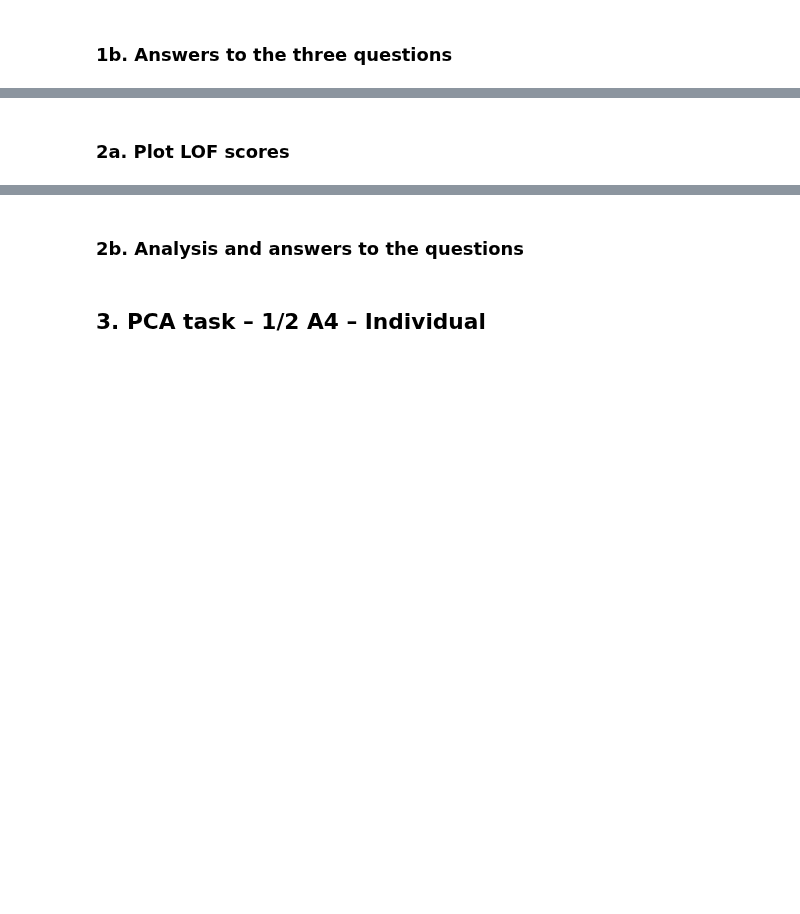
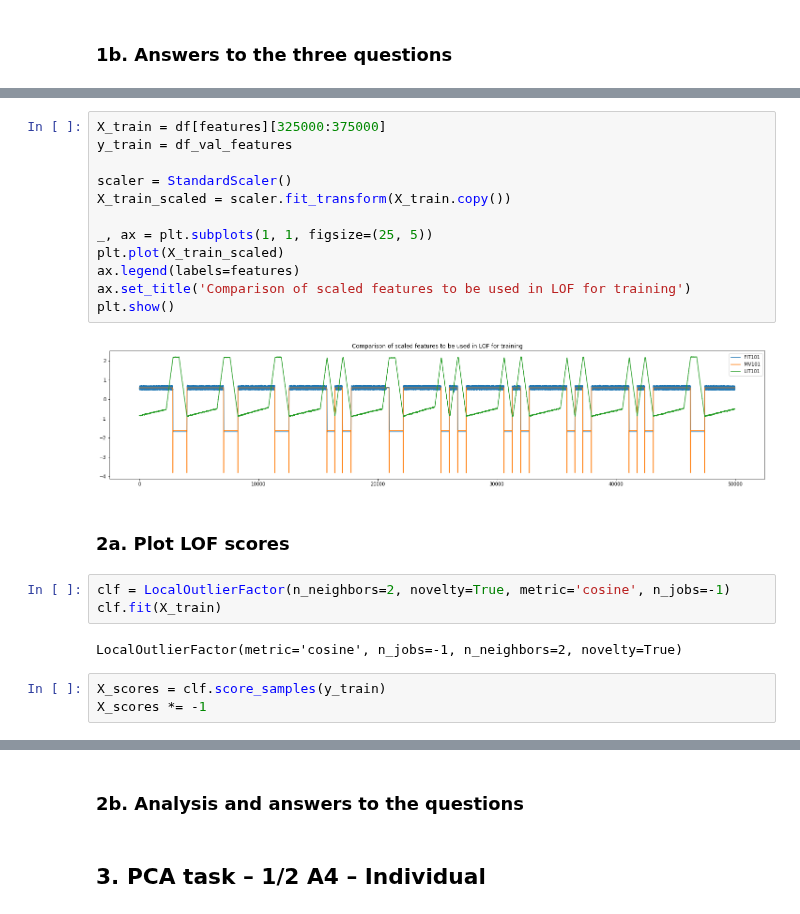
Before and after one commit to kponichtera/cs4035-cda, a Jupyter notebook: lab2/Lab2.ipynb, the cells around one changed output, grey strips where cells are left out. Cells and saved outputs as stored; diff of their text form; blank space fills up the shorter version.

```diff
--- a/lab2/Lab2.ipynb
+++ b/lab2/Lab2.ipynb
@@ -110,2 +136,24 @@ For this reason it might be beneficial to prune the first 40000 entries before t
+# %%
+X_train = df[features][325000:375000]
+y_train = df_val_features
+
+scaler = StandardScaler()
+X_train_scaled = scaler.fit_transform(X_train.copy())
+
+_, ax = plt.subplots(1, 1, figsize=(25, 5))
+plt.plot(X_train_scaled)
+ax.legend(labels=features)
+ax.set_title('Comparison of scaled features to be used in LOF for training')
+plt.show()
+# %% [output]
+[figure, added]
 # %% [markdown]
 ### 2a. Plot LOF scores
+# %%
+clf = LocalOutlierFactor(n_neighbors=2, novelty=True, metric='cosine', n_jobs=-1)
+clf.fit(X_train)
+# %% [output]
+LocalOutlierFactor(metric='cosine', n_jobs=-1, n_neighbors=2, novelty=True)
+# %%
+X_scores = clf.score_samples(y_train)
+X_scores *= -1
```
Also changed, not shown: parts of 13 cells of this notebook.
